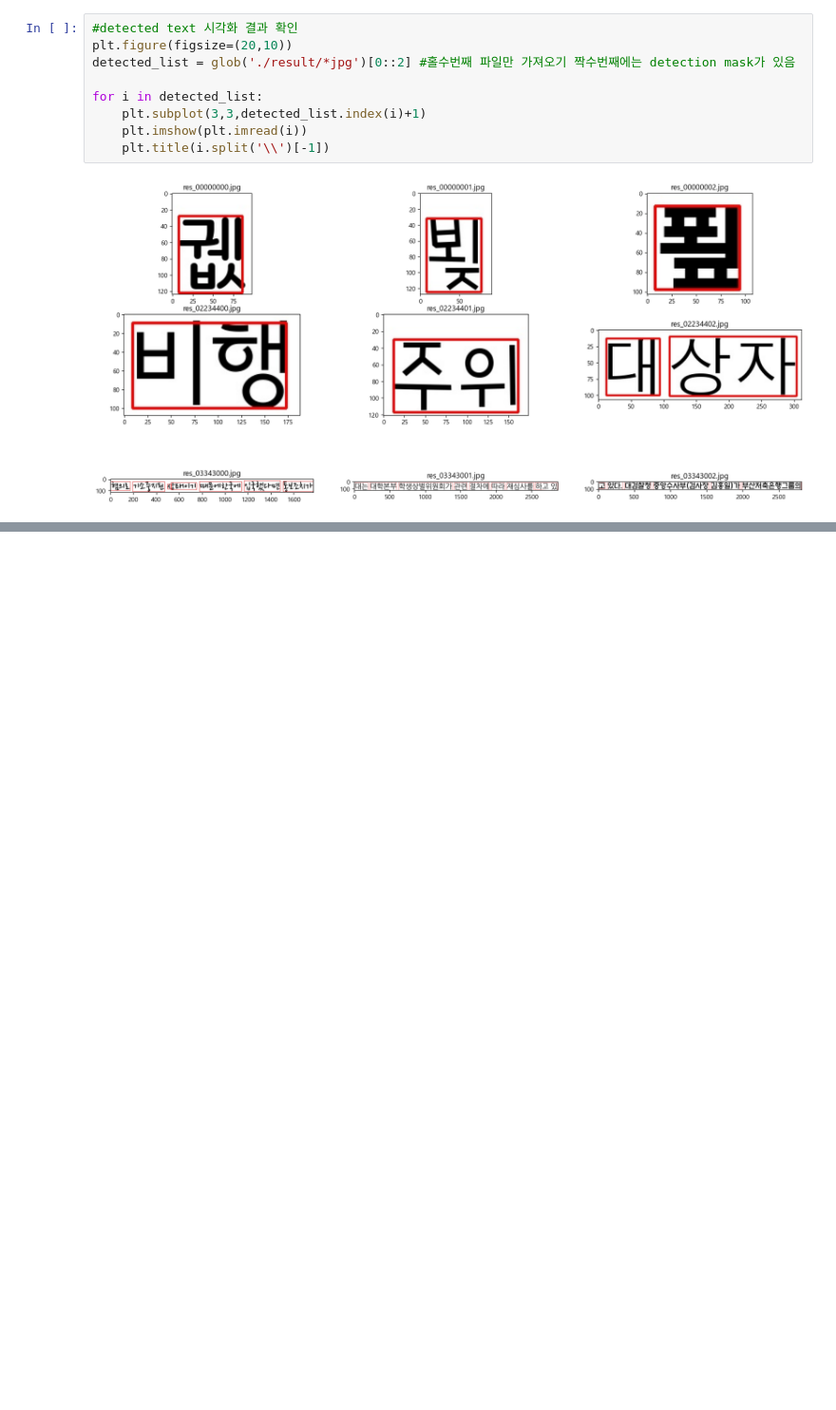
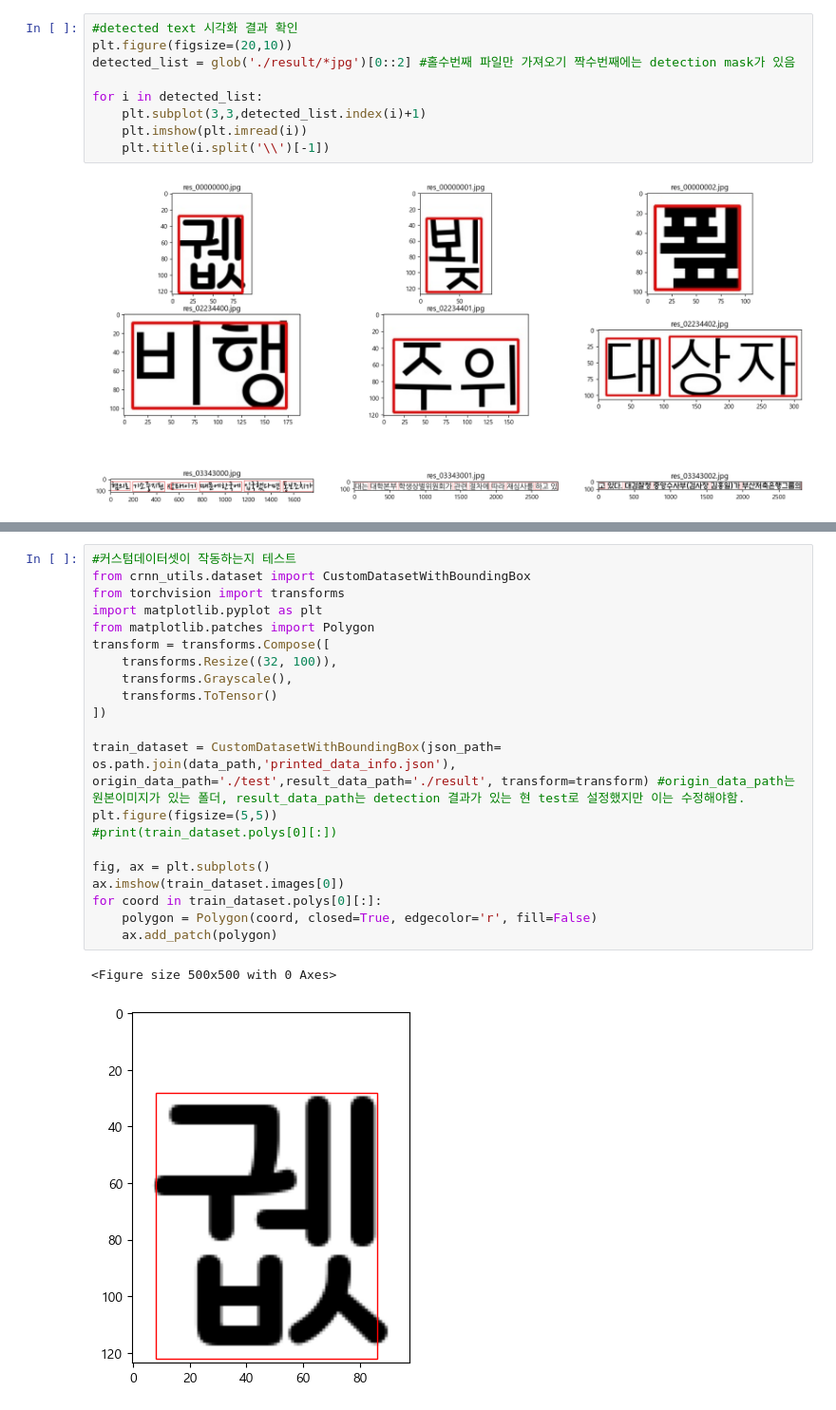
Before and after one commit to Hyunwook-Kwon/KoreanOCR, a Jupyter notebook: main.ipynb, the cells around one changed output, grey strips where cells are left out. Shown at 95% size. Saved outputs shown, nothing was run; the diff lists cells and outputs as text; blank space fills up the shorter version.

```diff
--- a/main.ipynb
+++ b/main.ipynb
@@ -136,0 +178,24 @@ for i in detected_list:
+# %%
+#커스텀데이터셋이 작동하는지 테스트
+from crnn_utils.dataset import CustomDatasetWithBoundingBox
+from torchvision import transforms
+import matplotlib.pyplot as plt
+from matplotlib.patches import Polygon
+transform = transforms.Compose([
+    transforms.Resize((32, 100)),
+    transforms.Grayscale(),
+    transforms.ToTensor()
+])
+
+train_dataset = CustomDatasetWithBoundingBox(json_path= os.path.join(data_path,'printed_data_info.json'), origin_data_path='./test',result_data_path='./result', transform=transform) #origin_data_path는 원본이미지가 있는 폴더, result_data_path는 detection 결과가 있는 현 test로 설정했지만 이는 수정해야함.
+plt.figure(figsize=(5,5))
+#print(train_dataset.polys[0][:])
+
+fig, ax = plt.subplots()
+ax.imshow(train_dataset.images[0])
+for coord in train_dataset.polys[0][:]:
+    polygon = Polygon(coord, closed=True, edgecolor='r', fill=False)
+    ax.add_patch(polygon)
+# %% [output]
+<Figure size 500x500 with 0 Axes>
+[figure, added]
```
Also changed, not shown: parts of 12 cells of this notebook, 8 other files.
